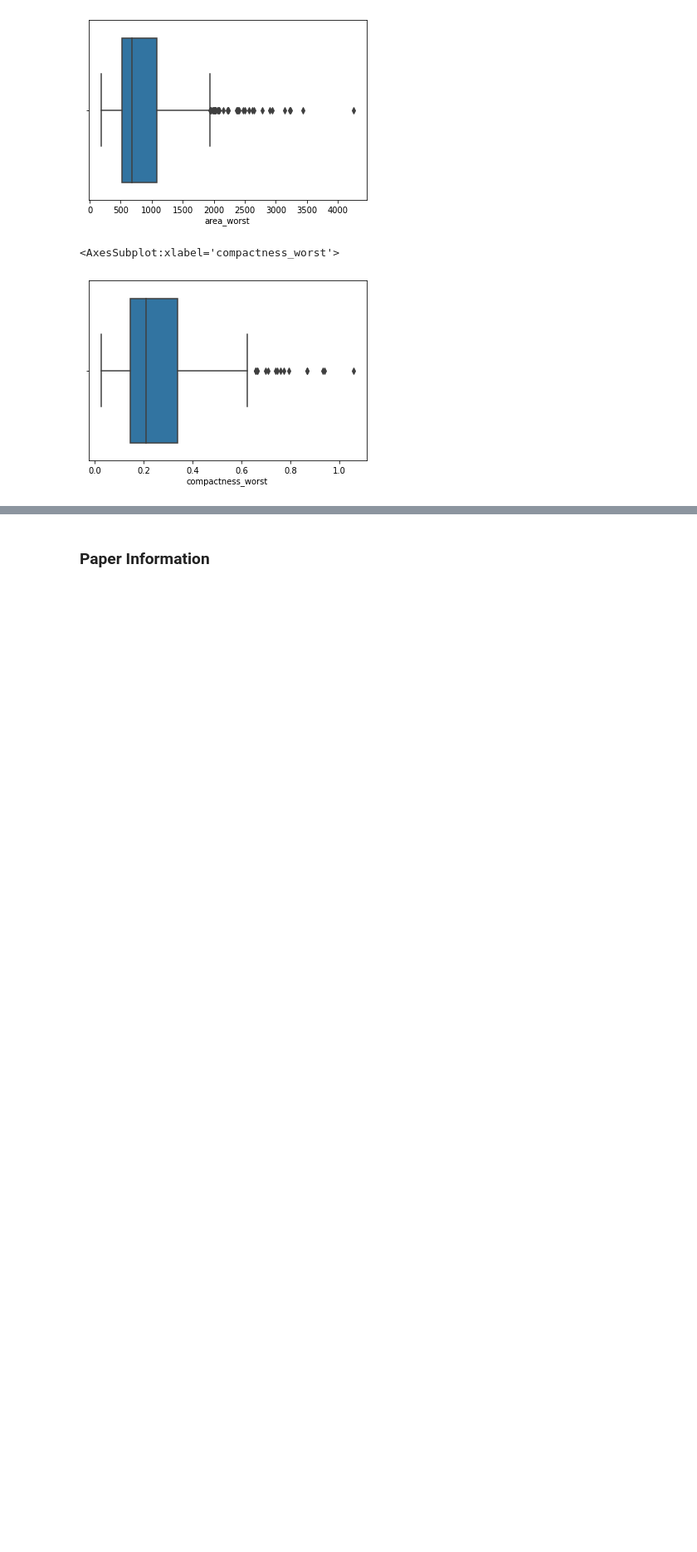
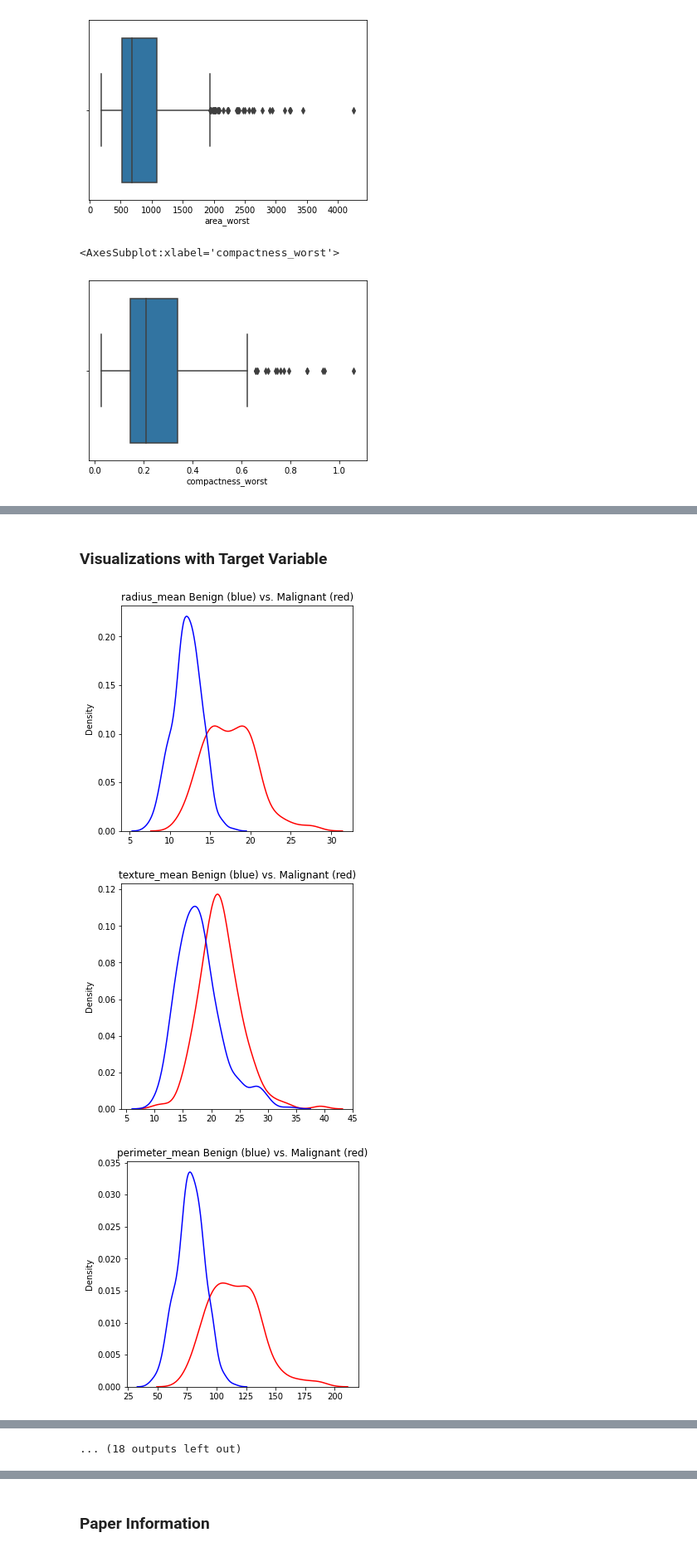
Before and after one commit to phillipseb/Predictive-630, a Jupyter notebook: project/EDA_PhillipsEmily_Project.ipynb, the cells around one changed output, grey strips where cells are left out. Shown at 83% size. Cells and saved outputs as stored; diff of their text form; code cells hidden in the pictures; blank space fills up the shorter version.

```diff
--- a/project/EDA_PhillipsEmily_Project.ipynb
+++ b/project/EDA_PhillipsEmily_Project.ipynb
@@ -169,0 +234,23 @@ sns.boxplot(tissue_pd['compactness_worst'])
+# %% [markdown]
+### Visualizations with Target Variable
+# %%
+#separating dataframes into diagnosis categories
+#malignant
+tissue_malignant = tissue_pd.loc[tissue_pd['diagnosis'] == 'M']
+#benign
+tissue_benign = tissue_pd.loc[tissue_pd['diagnosis'] == 'B']
+
+for column in tissue_pd.columns:
+    if column not in  ['id', 'diagnosis']:
+        plt.figure(figsize = (5, 5))
+
+        #plotting columns from malignant vs. benign as distplot (distribution)
+        sns.distplot(a = tissue_malignant[[column]], hist = False, color = 'red')
+        sns.distplot(a = tissue_benign[[column]], hist = False, color = 'blue')
+
+        plt.title(column + ' Benign (blue) vs. Malignant (red)')
+        plt.show()
+# %% [output]
+[figure, added]
+[figure, added]
+[figure, added]
@@ -169,0 +266 @@ sns.boxplot(tissue_pd['compactness_worst'])
+... (18 outputs left out)
```
Also changed, not shown: parts of 36 cells of this notebook.
